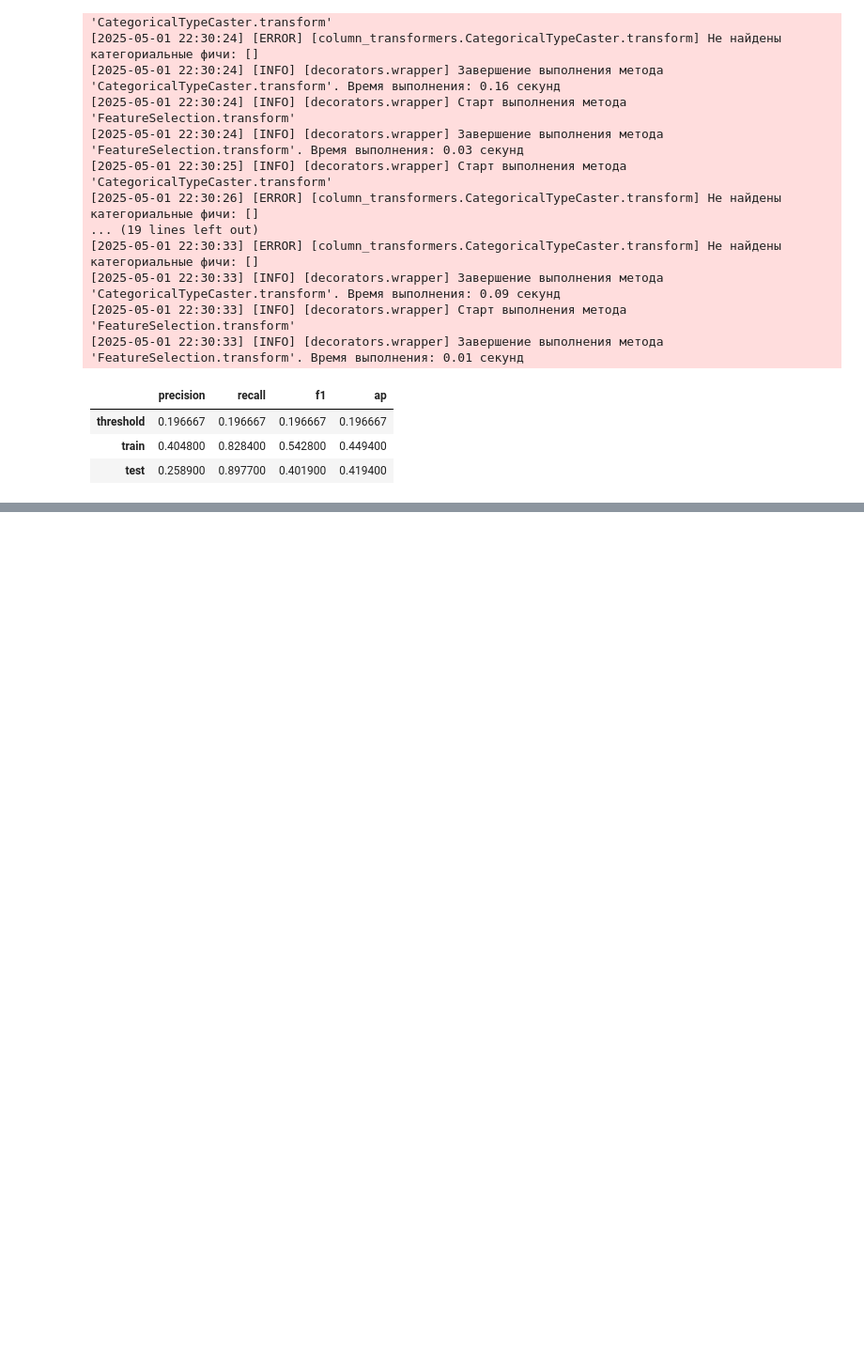
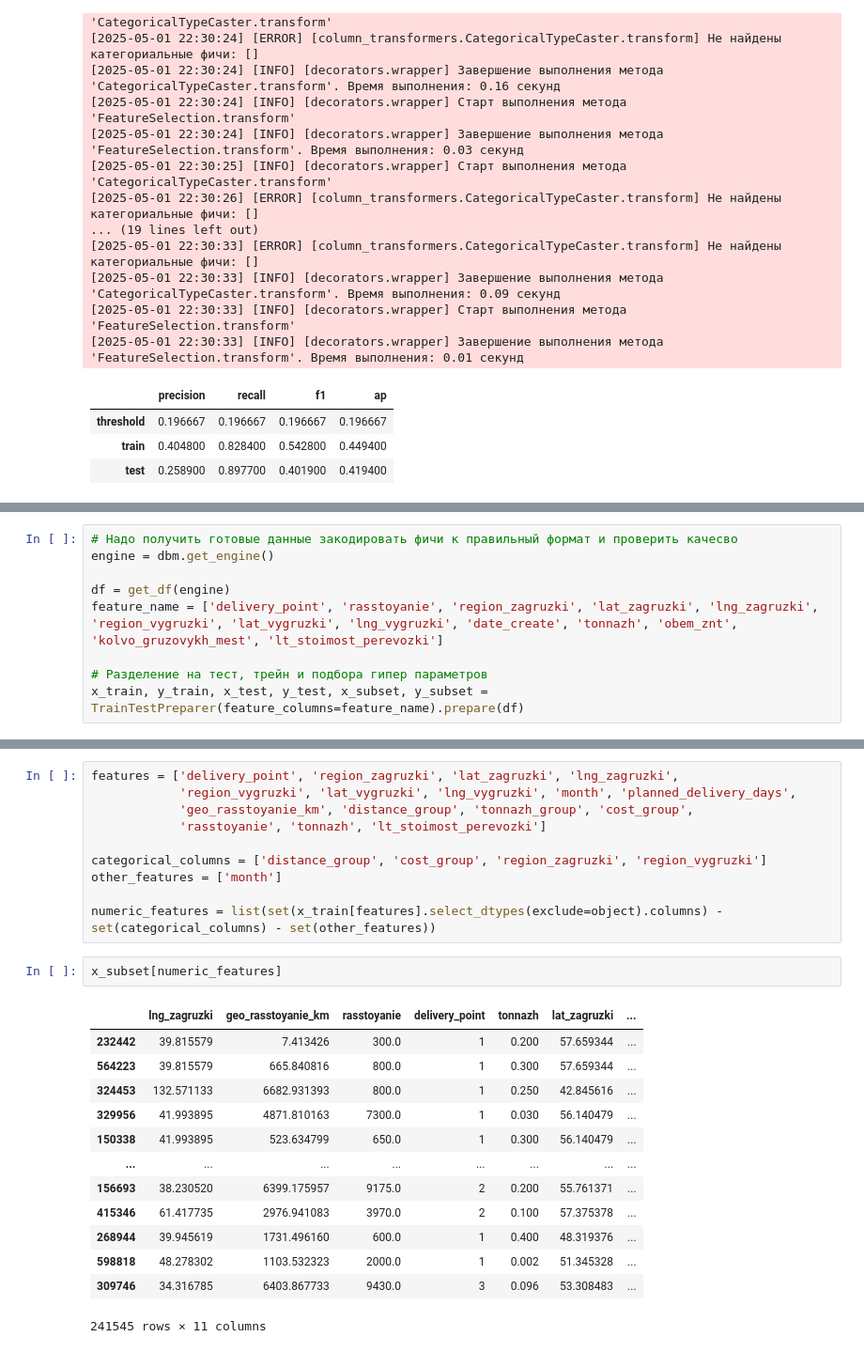
Before and after one commit to lovilitar/prediction_success_delivery, a Jupyter notebook: notebook/model_boosting.ipynb, the cells around one changed output, grey strips where cells are left out. Shown: that part at 94% size. Cells and saved outputs as stored; diff of their text form; blank space fills up the shorter version.

```diff
--- a/notebook/model_boosting.ipynb
+++ b/notebook/model_boosting.ipynb
@@ -720,0 +759,9 @@ df_result
+# %%
+# Надо получить готовые данные закодировать фичи к правильный формат и проверить качесво
+engine = dbm.get_engine()
+
+df = get_df(engine)
+feature_name = ['delivery_point', 'rasstoyanie', 'region_zagruzki', 'lat_zagruzki', 'lng_zagruzki', 'region_vygruzki', 'lat_vygruzki', 'lng_vygruzki', 'date_create', 'tonnazh', 'obem_znt', 'kolvo_gruzovykh_mest', 'lt_stoimost_perevozki']
+
+# Разделение на тест, трейн и подбора гипер параметров
+x_train, y_train, x_test, y_test, x_subset, y_subset = TrainTestPreparer(feature_columns=feature_name).prepare(df)
@@ -720,0 +831,26 @@ df_result
+# %%
+features = ['delivery_point', 'region_zagruzki', 'lat_zagruzki', 'lng_zagruzki',
+            'region_vygruzki', 'lat_vygruzki', 'lng_vygruzki', 'month', 'planned_delivery_days',
+            'geo_rasstoyanie_km', 'distance_group', 'tonnazh_group', 'cost_group',
+            'rasstoyanie', 'tonnazh', 'lt_stoimost_perevozki']
+
+categorical_columns = ['distance_group', 'cost_group', 'region_zagruzki', 'region_vygruzki']
+other_features = ['month']
+
+numeric_features = list(set(x_train[features].select_dtypes(exclude=object).columns) - set(categorical_columns) - set(other_features))
+# %%
+x_subset[numeric_features]
+# %% [output]
+|  | lng_zagruzki | geo_rasstoyanie_km | rasstoyanie | delivery_point | tonnazh | lat_zagruzki | ... |
+| 232442 | 39.815579 | 7.413426 | 300.0 | 1 | 0.200 | 57.659344 | ... |
+| 564223 | 39.815579 | 665.840816 | 800.0 | 1 | 0.300 | 57.659344 | ... |
+| 324453 | 132.571133 | 6682.931393 | 800.0 | 1 | 0.250 | 42.845616 | ... |
+| 329956 | 41.993895 | 4871.810163 | 7300.0 | 1 | 0.030 | 56.140479 | ... |
+| 150338 | 41.993895 | 523.634799 | 650.0 | 1 | 0.300 | 56.140479 | ... |
+| ... | ... | ... | ... | ... | ... | ... | ... |
+| 156693 | 38.230520 | 6399.175957 | 9175.0 | 2 | 0.200 | 55.761371 | ... |
+| 415346 | 61.417735 | 2976.941083 | 3970.0 | 2 | 0.100 | 57.375378 | ... |
+| 268944 | 39.945619 | 1731.496160 | 600.0 | 1 | 0.400 | 48.319376 | ... |
+| 598818 | 48.278302 | 1103.532323 | 2000.0 | 1 | 0.002 | 51.345328 | ... |
+| 309746 | 34.316785 | 6403.867733 | 9430.0 | 3 | 0.096 | 53.308483 | ... |
+241545 rows × 11 columns
```
Also changed, not shown: parts of 11 cells of this notebook, 3 other files.
